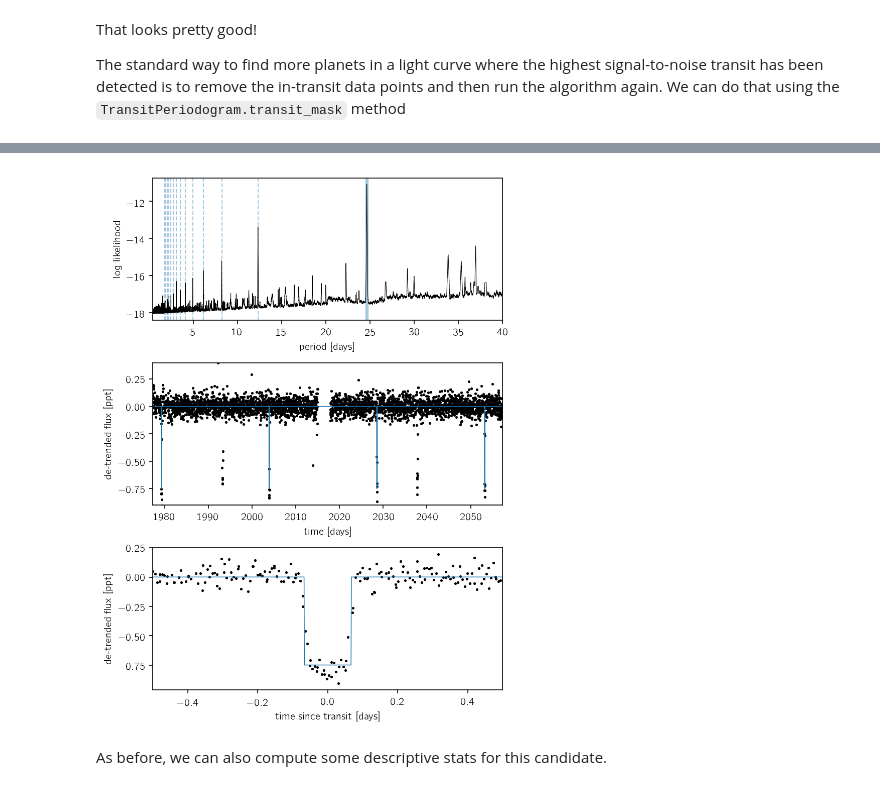
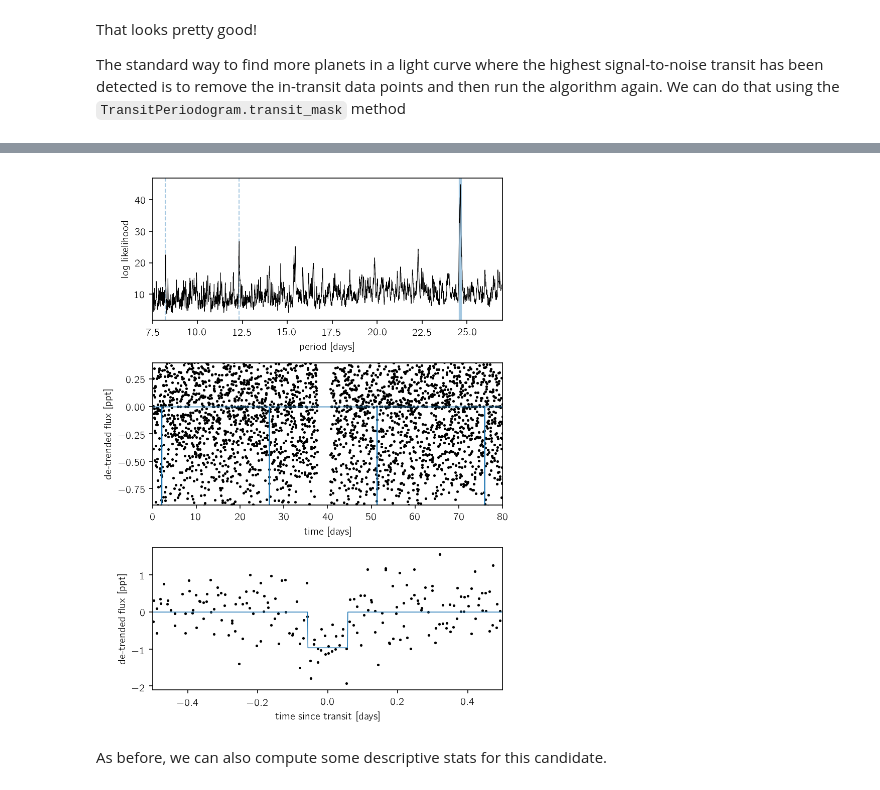
Before and after one commit to dfm/bls.py, a Jupyter notebook: refactor.ipynb, the cells around one changed output, grey strips where cells are left out. Drawn from its saved outputs; the diff is of its cells as text; code cells hidden in the pictures.

```diff
--- a/refactor.ipynb
+++ b/refactor.ipynb
@@ -38,7 +38,7 @@ for b in [1, 2, 3, 4, 5, 6, 7, 8, 9, 11, 12, 13, 14, 16, 17]:
 
 t = np.ascontiguousarray(t[m] - t[m].min(), dtype=np.float64)
 y = np.ascontiguousarray(y[m], dtype=np.float64)
-y = (y / np.median(y) - 1)*1e3
+y = (y / np.median(y) - 1)*1e3 + 0.5 * np.random.randn(len(y))
 
 # t = np.append(t, t + t.max() + t[1] - t[0])
 # y = np.append(y, y[::-1])
@@ -179,7 +246,8 @@ First, the user must select a set of durations to test (in the same units as the
 # %%
 from bls import BLS
 durations = np.linspace(0.05, 0.2, 10)
-model = BLS(t, y_filt, yerr)
-results = model.autopower(durations)
+model, results = tree_bls(t, y_filt, yerr, 1.0, 40.0, durations, 10)
+# model = BLS(t, y_filt, yerr)
+# results = model.autopower(durations)
 print(results)
 # %% [output]
@@ -394,3 +413,11 @@ That looks pretty good!
 
 The standard way to find more planets in a light curve where the highest signal-to-noise transit has been detected is to remove the in-transit data points and then run the algorithm again.
 We can do that using the `TransitPeriodogram.transit_mask` method
+# %%
+# Find the in-transit points using a longer duration as a buffer to avoid ingress and egress
+in_transit = model.transit_mask(t, period, 2*duration, t0)
+
+# Re-run the algorithm, and plot the results
+model2, results2 = tree_bls(t[~in_transit], y_filt[~in_transit], yerr[~in_transit], 1.0, 40.0, durations, oversample)
+# model2 = BLS(t[~in_transit], y_filt[~in_transit])
+# results2 = model2.power(grid, 5*(grid[1] - grid[0]))
@@ -397,11 +429,4 @@ We can do that using the `TransitPeriodogram.transit_mask` method
 # %%
-# Find the in-transit points using a longer duration as a buffer to avoid ingress and egress
-in_transit = model.transit_mask(t, period, 2*duration, t0)
-
-# Re-run the algorithm, and plot the results
-model2 = TransitPeriodogram(t[~in_transit], y_filt[~in_transit])
-results2 = model2.autopower(durations)
-
 # Extract the parameters of the best-fit model
 index = np.argmax(results2.power)
 period2 = results2.period[index]
@@ -413,41 +438,41 @@ fig.subplots_adjust(hspace=0.3)
 
 # Highlight the harmonics of the peak period
 ax = axes[0]
-ax.axvline(period2.value, alpha=0.4, lw=3)
+ax.axvline(period2, alpha=0.4, lw=3)
 for n in range(2, 15):
-    ax.axvline(n*period2.value, alpha=0.4, lw=1, linestyle="dashed")
-    ax.axvline(period2.value / n, alpha=0.4, lw=1, linestyle="dashed")
+    ax.axvline(n*period2, alpha=0.4, lw=1, linestyle="dashed")
+    ax.axvline(period2 / n, alpha=0.4, lw=1, linestyle="dashed")
 
 # Plot the periodogram
 ax.plot(results2.period, results2.power, "k", lw=0.5)
 
-ax.set_xlim(results2.period.min().value, results2.period.max().value)
+ax.set_xlim(results2.period.min(), results2.period.max())
 ax.set_xlabel("period [days]")
 ax.set_ylabel("log likelihood")
 
 # Plot the light curve and best-fit model
 ax = axes[1]
 ax.plot(t[~in_transit], y_filt[~in_transit], ".k", ms=3)
 x = np.linspace(t.min(), t.max(), 3*len(t))
 f = model2.model(x, period2, duration2, t02)
 ax.plot(x, f, lw=0.75)
-ax.set_xlim(t.min().value, t.max().value)
+ax.set_xlim(t.min(), t.max())
 ax.set_ylim(-0.9, 0.4)
 ax.set_xlabel("time [days]")
 ax.set_ylabel("de-trended flux [ppt]");
 
 ax = axes[2]
 x = (t[~in_transit] - t02 + 0.5*period2) % period2 - 0.5*period2
-m = np.abs(x) < 0.5 * u.day
+m = np.abs(x) < 0.5
 ax.plot(x[m], y_filt[~in_transit][m], ".k", ms=3)
-x = np.linspace(-0.5, 0.5, 1000) * u.day
+x = np.linspace(-0.5, 0.5, 1000)
 f = model2.model(x + t02, period2, duration2, t02)
 ax.plot(x, f, lw=0.75)
 ax.set_xlim(-0.5, 0.5)
 ax.set_xlabel("time since transit [days]")
 ax.set_ylabel("de-trended flux [ppt]");
 # %% [output]
-[figure, old version]
+[figure, new version]
 # %% [markdown]
 As before, we can also compute some descriptive stats for this candidate.
 # %%
```
Also changed, not shown: parts of 31 cells of this notebook, 4 other files.
